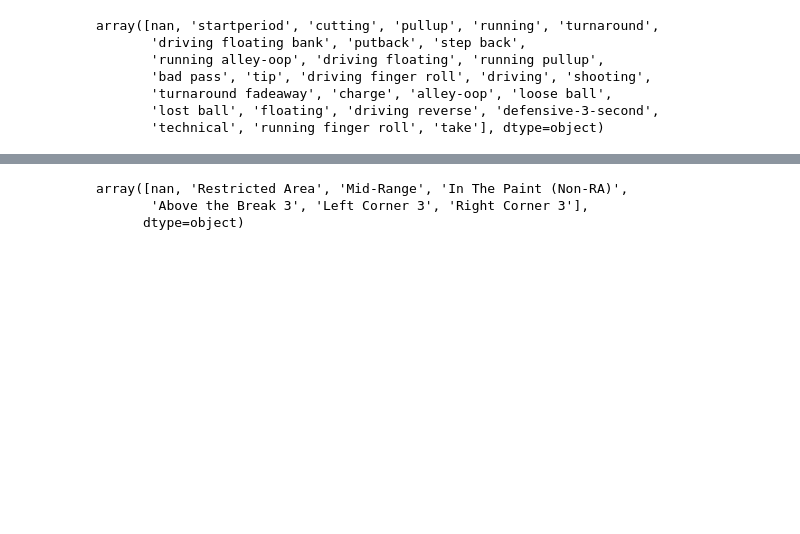
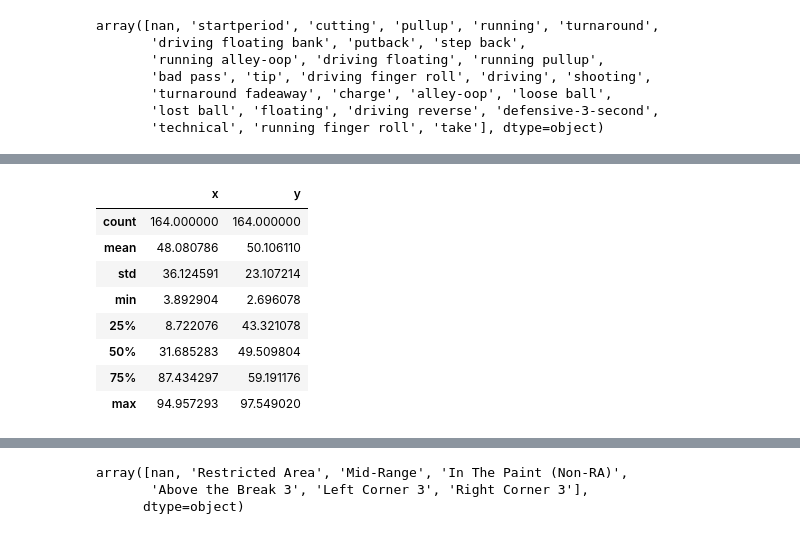
Before and after one commit to lorenzoliuzzo/MBAI, a Jupyter notebook: notebooks/live_playbyplay.ipynb, the cells around one changed output, grey strips where cells are left out. Cells and saved outputs as stored; diff of their text form; code cells hidden in the pictures; blank space fills up the shorter version.

```diff
--- a/notebooks/live.ipynb
+++ b/notebooks/live_playbyplay.ipynb
@@ -194 +203,13 @@ assert all(df['xLegacy'].dropna() == df['xLegacy'].dropna().astype('int')) and a
+# %%
+df[['x', 'y']].dropna().describe()
+# %% [output]
+|  | x | y |
+| count | 164.000000 | 164.000000 |
+| mean | 48.080786 | 50.106110 |
+| std | 36.124591 | 23.107214 |
+| min | 3.892904 | 2.696078 |
+| 25% | 8.722076 | 43.321078 |
+| 50% | 31.685283 | 49.509804 |
+| 75% | 87.434297 | 59.191176 |
+| max | 94.957293 | 97.549020 |
 # %%
```
Also changed, not shown: parts of 28 cells of this notebook, 1 other file.
